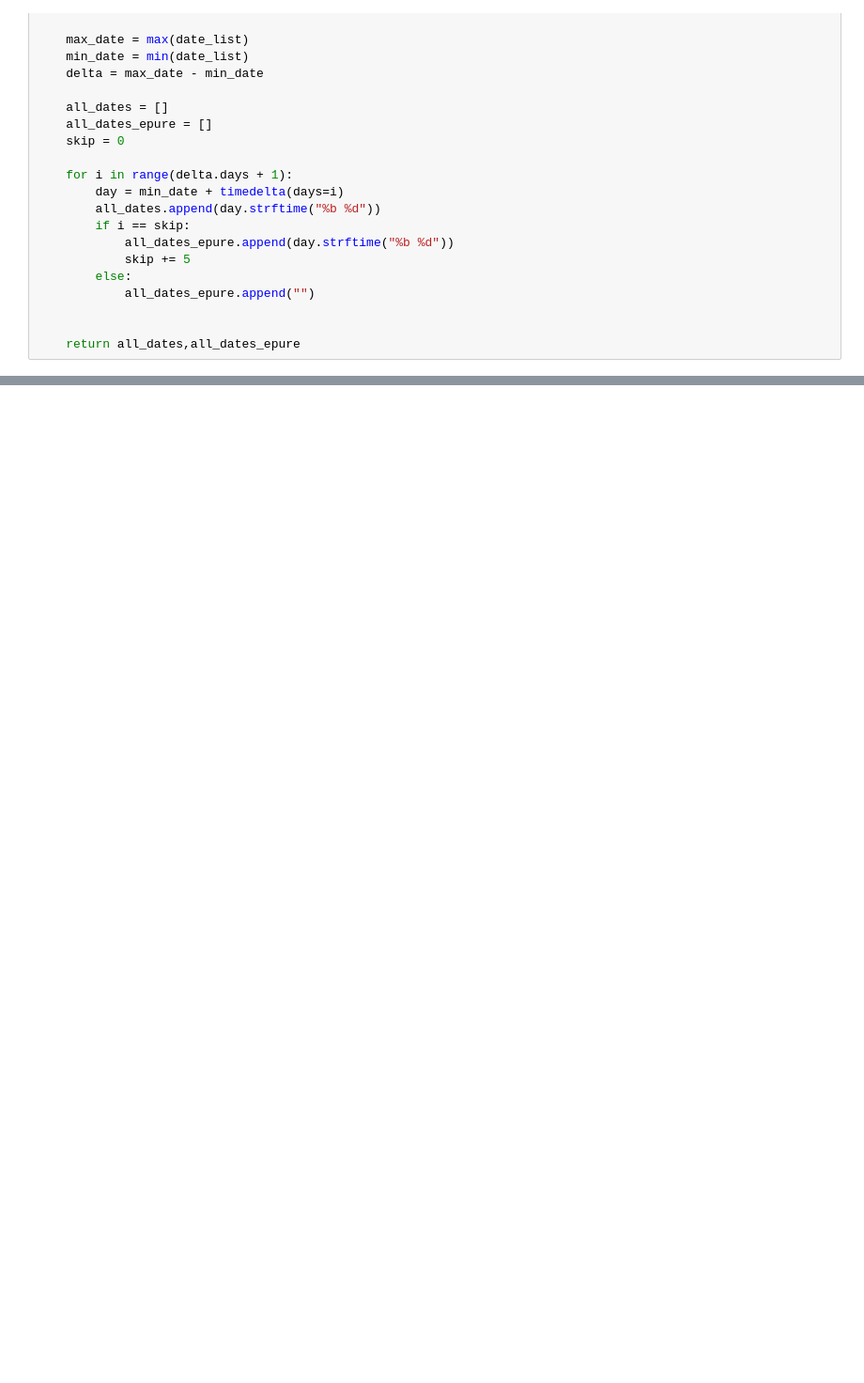
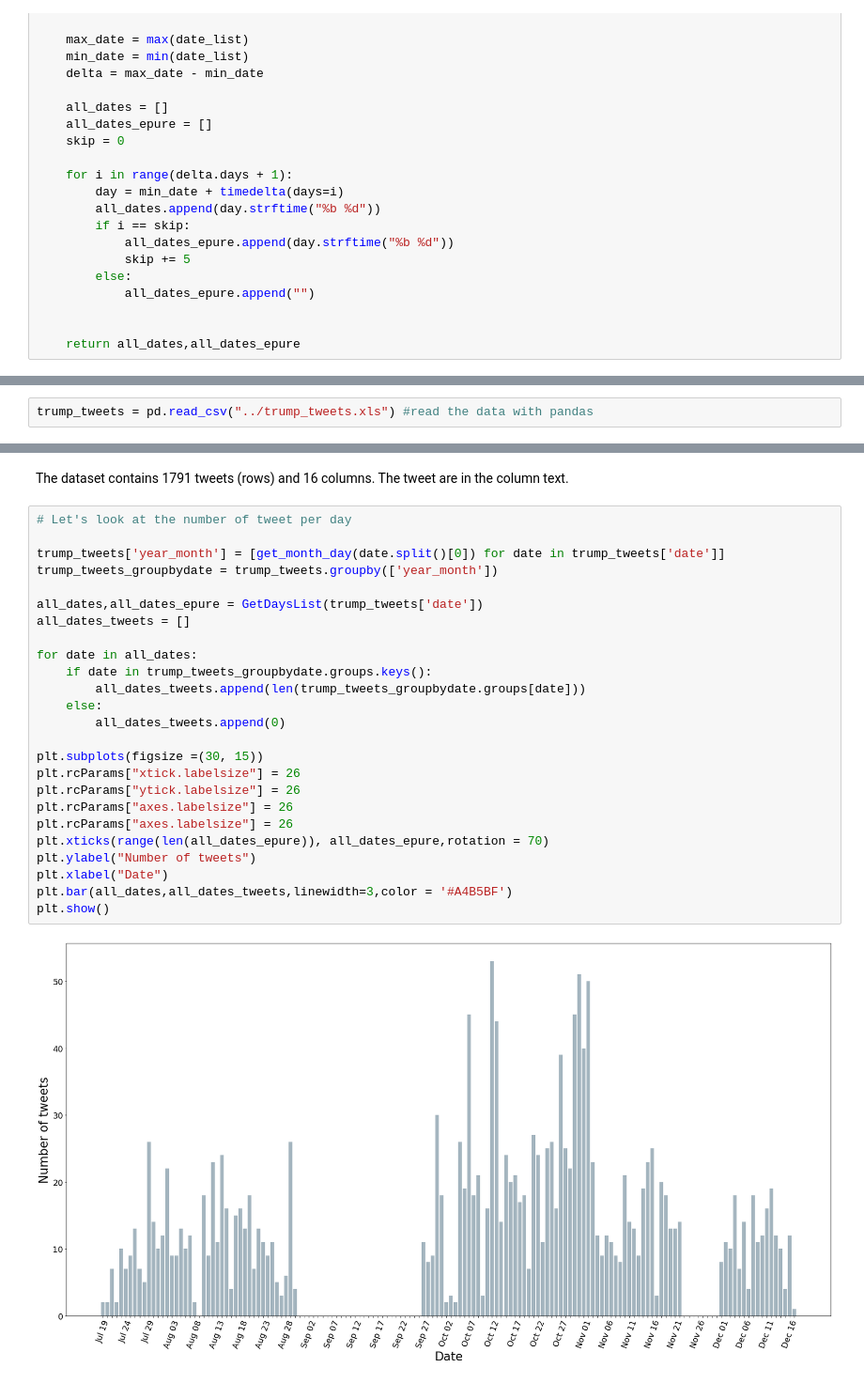
Before and after one commit to Moutoussamy/Trump_Tweets_Topic_modelling, a Jupyter notebook: Trump_Tweets_Topic_modelling.ipynb, the cells around one changed output, grey strips where cells are left out. Shown: that part at 94% size. Cells and saved outputs as stored; diff of their text form; blank space fills up the shorter version.

```diff
--- a/Trump_Tweets_Topic_modelling.ipynb
+++ b/Trump_Tweets_Topic_modelling.ipynb
@@ -96,0 +97,2 @@ def GetDaysList(dates):
+# %%
+trump_tweets = pd.read_csv("../trump_tweets.xls") #read the data with pandas
@@ -96,0 +130,29 @@ def GetDaysList(dates):
+# %% [markdown]
+The dataset contains 1791 tweets (rows) and 16 columns. The tweet are in the column text.
+# %%
+# Let's look at the number of tweet per day
+
+trump_tweets['year_month'] = [get_month_day(date.split()[0]) for date in trump_tweets['date']]
+trump_tweets_groupbydate = trump_tweets.groupby(['year_month'])
+
+all_dates,all_dates_epure = GetDaysList(trump_tweets['date'])
+all_dates_tweets = []
+
+for date in all_dates:
+    if date in trump_tweets_groupbydate.groups.keys():
+        all_dates_tweets.append(len(trump_tweets_groupbydate.groups[date]))
+    else:
+        all_dates_tweets.append(0)
+
+plt.subplots(figsize =(30, 15))
+plt.rcParams["xtick.labelsize"] = 26
+plt.rcParams["ytick.labelsize"] = 26
+plt.rcParams["axes.labelsize"] = 26
+plt.rcParams["axes.labelsize"] = 26
+plt.xticks(range(len(all_dates_epure)), all_dates_epure,rotation = 70)
+plt.ylabel("Number of tweets")
+plt.xlabel("Date")
+plt.bar(all_dates,all_dates_tweets,linewidth=3,color = '#A4B5BF')
+plt.show()
+# %% [output]
+[figure, added]
```
Also changed, not shown: parts of 34 cells of this notebook, 1 other file.
